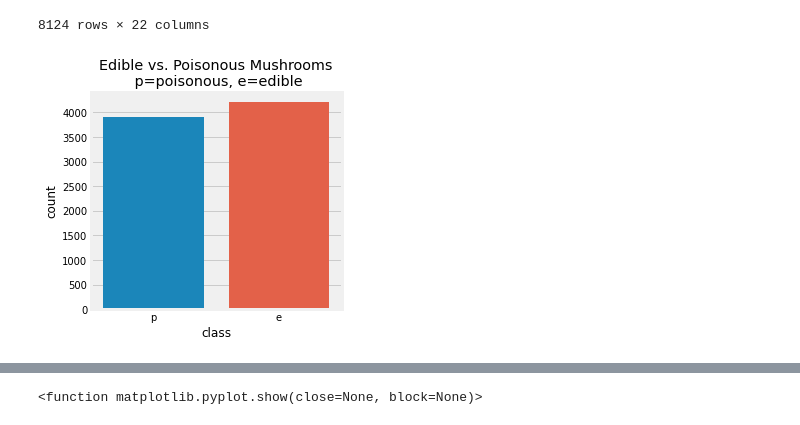
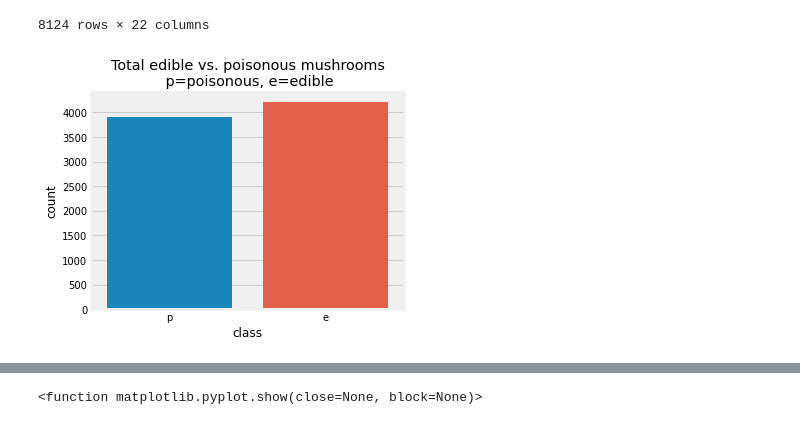
Before and after one commit to knocknguyen/Mushroom_Classification, a Jupyter notebook: Mushroom Classification .ipynb, the cells around one changed output, grey strips where cells are left out. Drawn from its saved outputs; the diff is of its cells as text; code cells hidden in the pictures.

Commit message:
visual updated

```diff
--- a/Mushroom Classification .ipynb
+++ b/Mushroom Classification .ipynb
@@ -136,12 +189,12 @@ dataset.drop(columns=['veil-type'])
 | 8123 | e | x | s | n | f | n | a | c | ... |
 8124 rows × 22 columns
 # %%
-plt.figure(figsize=(4,4))
+plt.figure(figsize=(5,4))
 sns.countplot(dataset['class'])
-plt.title("Edible vs. Poisonous Mushrooms\n p=poisonous, e=edible")
+plt.title("Total edible vs. poisonous mushrooms\n p=poisonous, e=edible")
 plt.show()
 # %% [output]
-[figure, old version]
+[figure, new version]
 # %%
 dataset['class'].value_counts()
 # %% [output]
```
Also changed, not shown: parts of 16 cells of this notebook.
